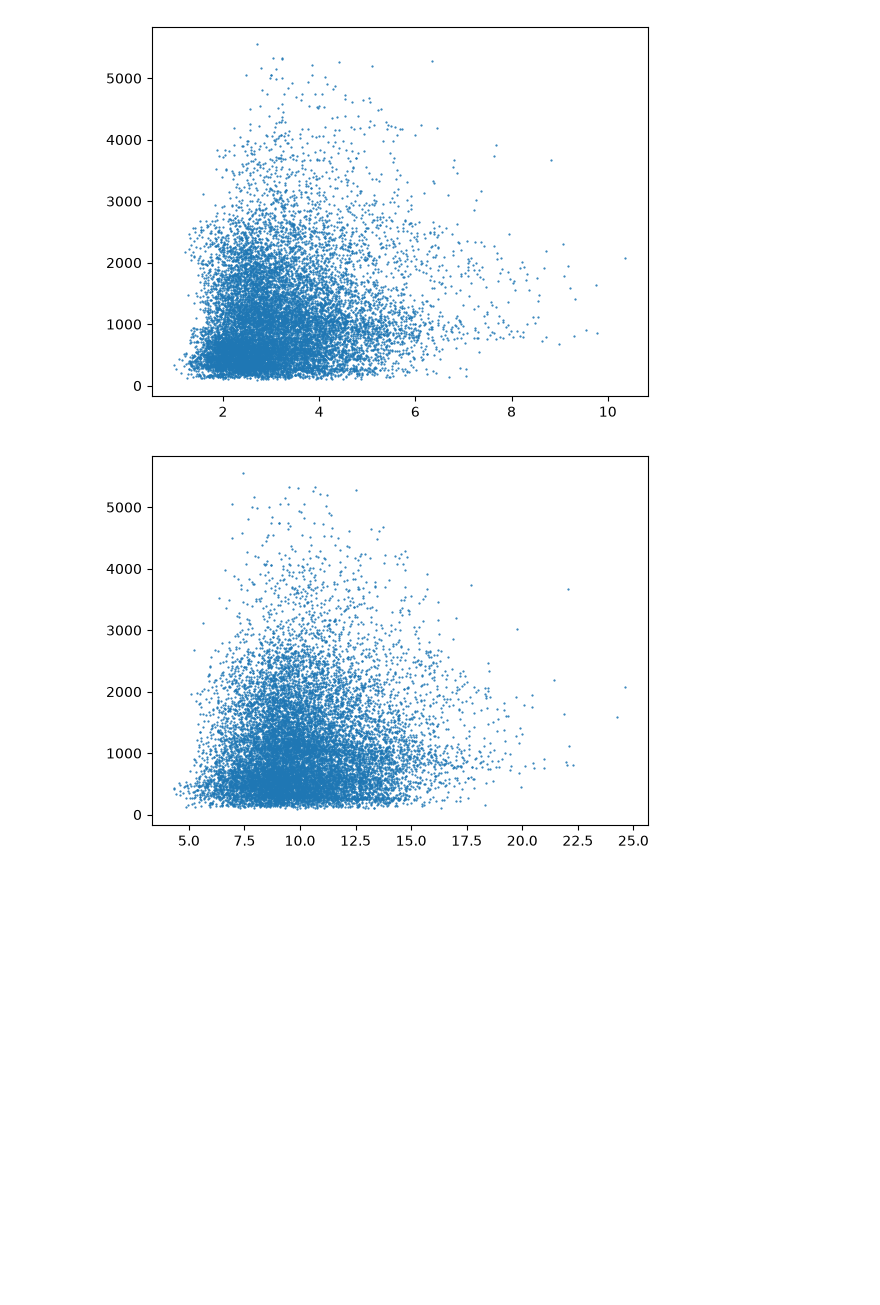
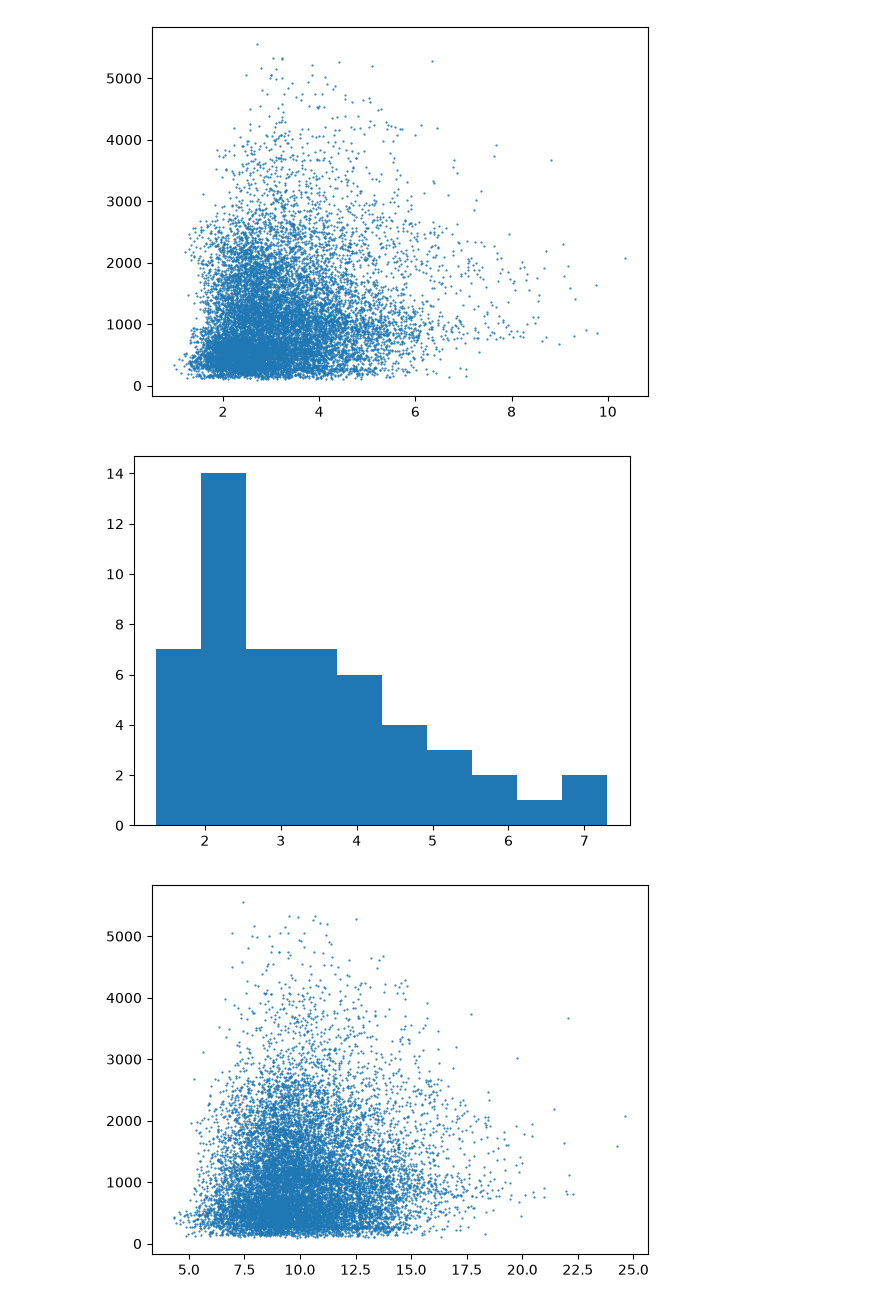
Before and after one commit to jadevalade2/projet_python_datascience_2AS1, a Jupyter notebook: notebook_meteo+bobos.ipynb, the cells around one changed output. Saved outputs shown, nothing was run; the diff lists cells and outputs as text; code cells hidden in the pictures; blank space fills up the shorter version.

Commit message:
Ajout des données de crime

```diff
--- a/notebook_meteo+bobos.ipynb
+++ b/notebook_meteo+bobos.ipynb
@@ -158,3 +349,7 @@ ventBobos.head()
 | 2 | (01, 1, 2023) | 1.661905 | 7.240816 | 2023-01-02 | 01 | 626.187867 |
 | 3 | (01, 2, 2021) | 1.587500 | 6.495652 | 2021-01-11 | 01 | 635.084512 |
 | 4 | (01, 2, 2022) | 1.614634 | 6.291667 | 2022-01-10 | 01 | 654.919870 |
+# %%
+ventCrime = meteo_jour.merge(faitsDivDF, on = ["DATE", "dep"], how = "inner")
+
+ventCrime.head()
@@ -168,6 +370,19 @@ plt.scatter(x,y, s=0.3)
 plt.show()
 # %% [output]
 [figure]
+# %%
+
+### Note : graphique à comparer avec les moyennes de vent, sinon inutile
+
+
+from matplotlib import pyplot as plt
+
+x = ventCrime["vent_moyen_ms"]
+
+plt.hist(x)
+plt.show()
+# %% [output]
+[figure, added]
 # %%
 x = ventBobos["rafale_max_ms"]
 y = ventBobos["nb_traumas"]
```
Also changed, not shown: parts of 4 cells of this notebook, 1 other file.
